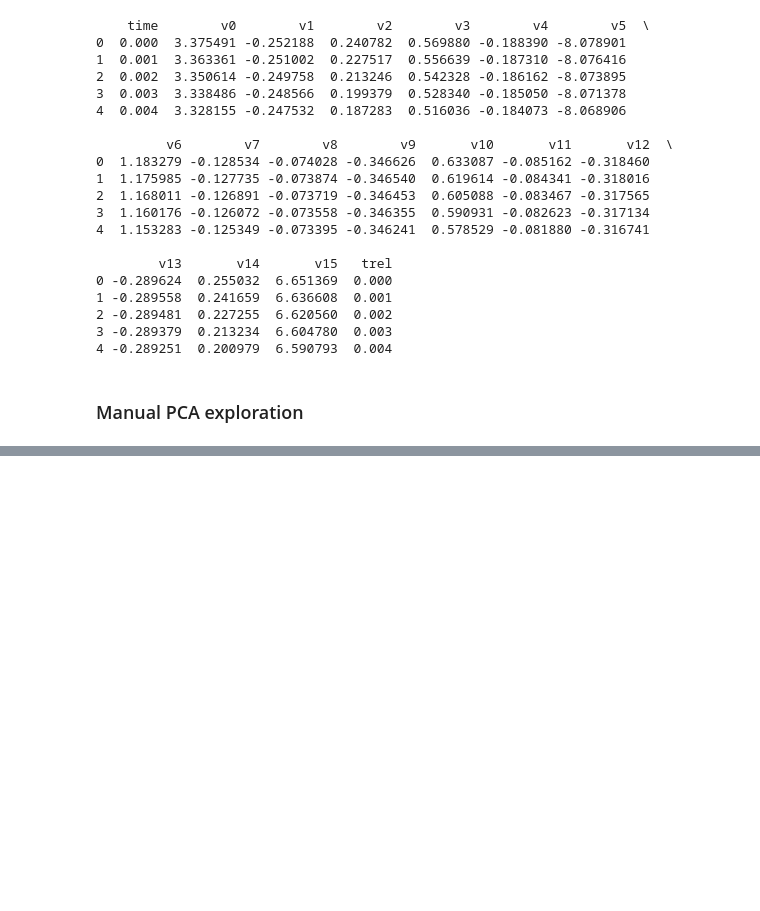
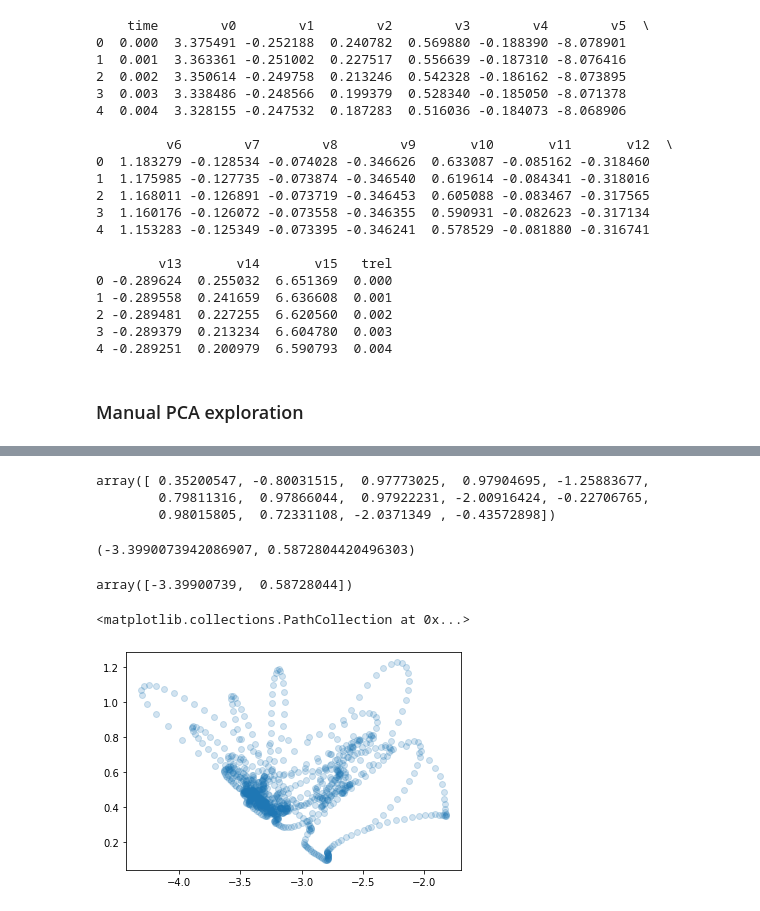
Before and after one commit to leobrowning92/plotting, a Jupyter notebook: example_mea_analysis_new.ipynb, the cells around one changed output, grey strips where cells are left out. Cells and saved outputs as stored; diff of their text form; code cells hidden in the pictures; blank space fills up the shorter version.

```diff
--- a/example_mea_analysis_new.ipynb
+++ b/example_mea_analysis_new.ipynb
@@ -239,0 +217,7 @@ if save:
+# %%
+# first 14d normalised vector
+resd[0]
+# %% [output]
+array([ 0.35200547, -0.80031515,  0.97773025,  0.97904695, -1.25883677,
+        0.79811316,  0.97866044,  0.97922231, -2.00916424, -0.22706765,
+        0.98015805,  0.72331108, -2.0371349 , -0.43572898])
@@ -239,0 +229,22 @@ if save:
+# %%
+# projection of the first normalized vector of original vector onto first and second pc.
+# to what is this vector represented by each pc
+resd[0].dot(pc1), resd[0].dot(pc2)
+# %% [output]
+(-3.3990073942086907, 0.5872804420496303)
+# %%
+# matrix multiplication of the first two pc vectors with the first data vector
+resd[0].dot(pc[:2,:].T)
+# %% [output]
+array([-3.39900739,  0.58728044])
+# %%
+# doing the matrix mult, with the first two pc, and the whole matrix of (n, 14) resd matrix
+# (n, 14).(14,2) -> (n,2)
+projection = resd.dot(pc[:2,:].T)
+# %%
+plt.scatter(projection[:,0], projection[:,1], alpha=0.2)
+# plt.xlim((0,200))
+# plt.ylim((-10,59))
+# %% [output]
+<matplotlib.collections.PathCollection at 0x...>
+[figure, added]
```
Also changed, not shown: parts of 14 cells of this notebook, 1 other file.
